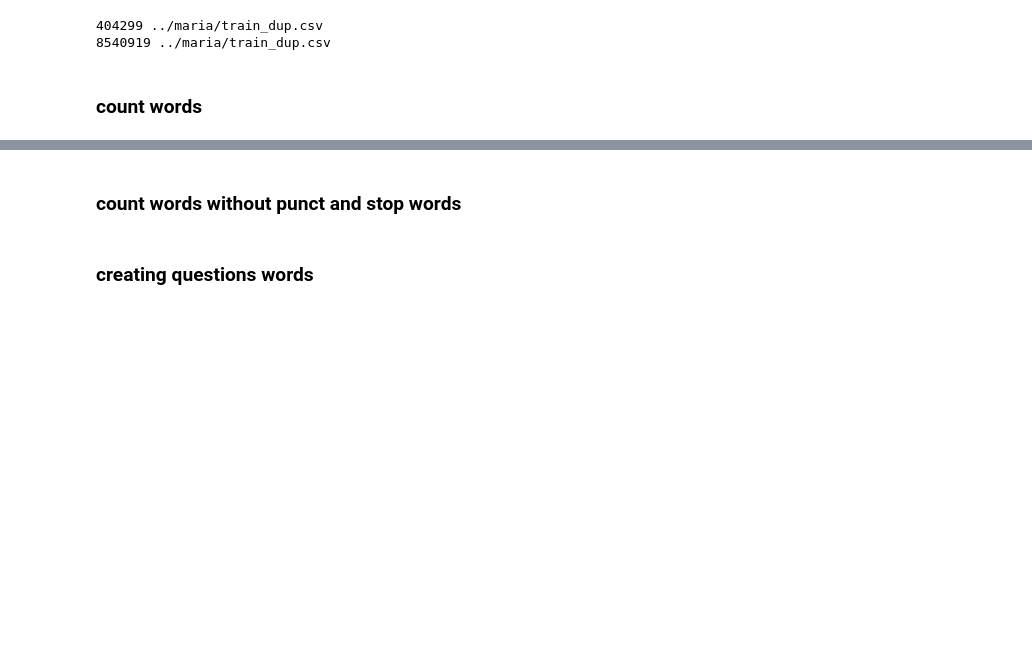
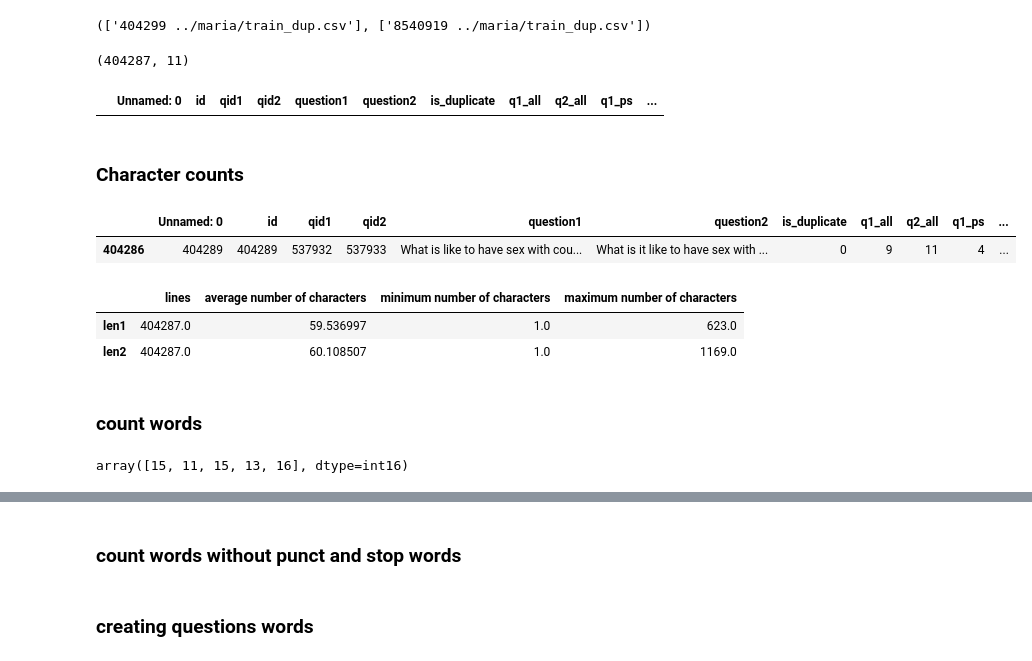
Before and after one commit to Galina-Blokh/quora-question-pair, a Jupyter notebook: notebooks/vladimir/2_eda.ipynb, the cells around one changed output, grey strips where cells are left out. Saved outputs shown, nothing was run; the diff lists cells and outputs as text; code cells hidden in the pictures; blank space fills up the shorter version.

```diff
--- a/notebooks/vladimir/2_eda.ipynb
+++ b/notebooks/vladimir/2_eda.ipynb
@@ -23,15 +23,41 @@ from nlp.tokenizer import *
 # %%
 filename = "../maria/train_dup.csv"
 # %%
-!wc -l {filename}
-!wc -w {filename}
+lines = !wc -l {filename}
+words = !wc -w {filename}
+lines, words
 # %% [output]
-404299 ../maria/train_dup.csv
-8540919 ../maria/train_dup.csv
+(['404299 ../maria/train_dup.csv'], ['8540919 ../maria/train_dup.csv'])
+# %%
+df = pd.read_csv(filename)
+df.shape
+# %% [output]
+(404287, 11)
+# %%
+df[df["question1"].isna() | df["question2"].isna()]
+# %% [output]
+|  | Unnamed: 0 | id | qid1 | qid2 | question1 | question2 | is_duplicate | q1_all | q2_all | q1_ps | ... |
+# %%
+df = df.dropna().drop("Unnamed: 0", axis=1)
 # %%
 def size_iter(iterable):
     return len(list(iterable))
-# %%
-df = pd.read_csv(filename).drop_duplicates().dropna()
+# %% [markdown]
+### Character counts
+# %%
+df["len1"] = df["question1"].str.len()
+df["len2"] = df["question2"].str.len()
+df.tail(1)
+# %% [output]
+|  | Unnamed: 0 | id | qid1 | qid2 | question1 | question2 | is_duplicate | q1_all | q2_all | q1_ps | ... |
+| 404286 | 404289 | 404289 | 537932 | 537933 | What is like to have sex with cou... | What is it like to have sex with ... | 0 | 9 | 11 | 4 | ... |
+# %%
+stats = df[["len1", "len2"]].describe().T[["count","mean", "min", "max"]]
+stats.columns = ["lines", "average number of characters", "minimum number of characters", "maximum number of characters"]
+stats
+# %% [output]
+|  | lines | average number of characters | minimum number of characters | maximum number of characters |
+| len1 | 404287.0 | 59.536997 | 1.0 | 623.0 |
+| len2 | 404287.0 | 60.108507 | 1.0 | 1169.0 |
 # %% [markdown]
 ### count words
@@ -41 +71,5 @@ def count_words(col):
+# %%
+count_tokens(tokenizer, df['question1'].values[:5])
+# %% [output]
+array([15, 11, 15, 13, 16], dtype=int16)
 # %%
```
Also changed, not shown: parts of 22 cells of this notebook, 3 other files.
